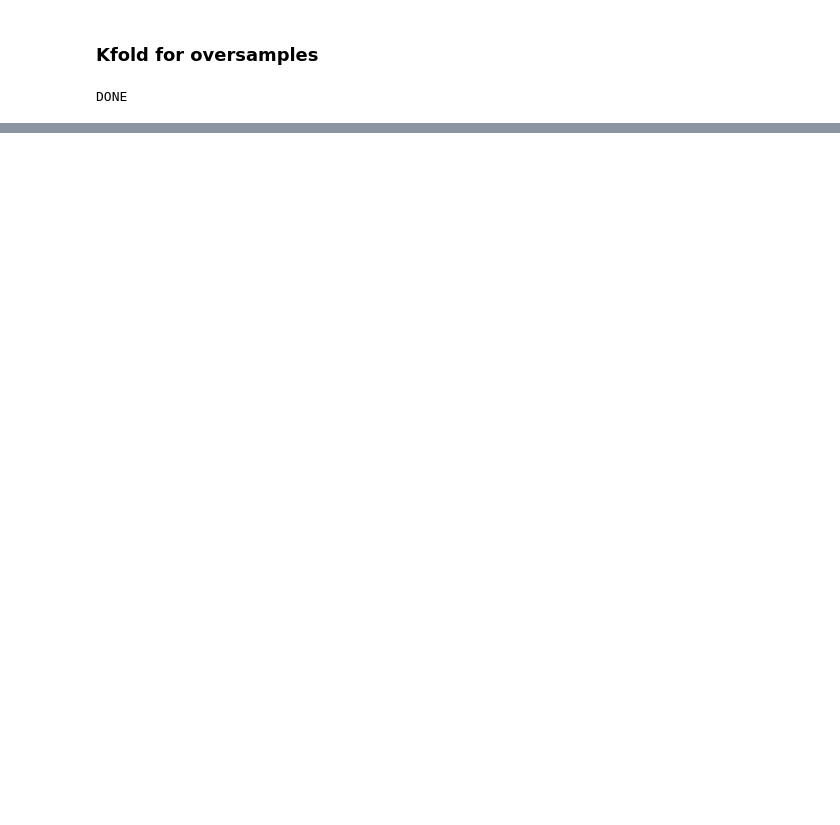
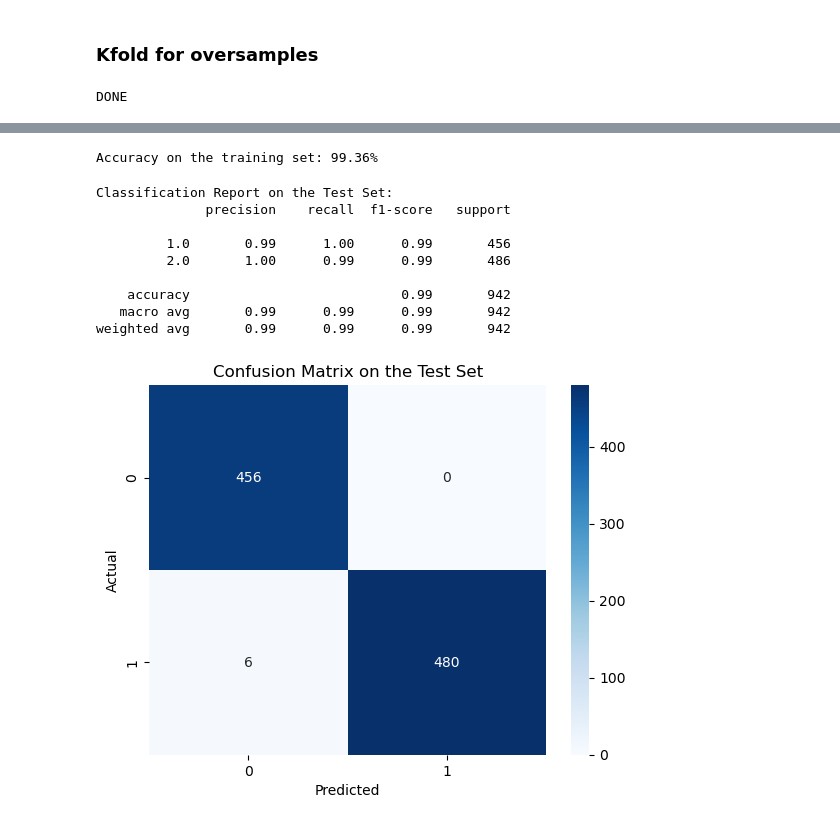
Before and after one commit to inometa/HINTS_Cancer_Project, a Jupyter notebook: Code/FeatureRanking_and_classification.ipynb, the cells around one changed output, grey strips where cells are left out. Saved outputs shown, nothing was run; the diff lists cells and outputs as text; code cells hidden in the pictures; blank space fills up the shorter version.

```diff
--- a/Code/FeatureRanking_and_classification.ipynb
+++ b/Code/FeatureRanking_and_classification.ipynb
@@ -43,7 +43,7 @@ character_features = hints_base.select_dtypes(include=['object']).columns
 hints_base[character_features] = hints_base[character_features].astype('category')
 # %%
 #turn all values less than 0 to NA in integer type features
-hints_base[numerical_features] = hints_base[numerical_features].map(lambda x: np.nan if x < 0 else x)
+hints_base[numerical_features] = hints_base[numerical_features].applymap(lambda x: np.nan if x < 0 else x)
 hints_base.head()
 # %% [output]
 |  | Age | BMI | CancerAttention_HealthNews | CancerAttention_Internet | CancerAttention_LocalTV | ... |
@@ -379,10 +347,10 @@ from sklearn.model_selection import train_test_split
 
 # Get the indices of the top i features
 
-top_indices = np.argsort(top_features)[:top_i]
+# top_indices = np.argsort(top_features)[:top_i]
 
 # Select the top 10 features of X and create a new DataFrame
-new_dataset_X = X.iloc[:, top_indices].copy()
+new_dataset_X = X[top_features].copy()
 new_dataset_Y = y.copy()
 
 print(new_dataset_X.shape,new_dataset_Y.shape, sep='\n')
@@ -473,9 +443,6 @@ Resampled class distribution: Counter({2.0: 2355, 1.0: 2355})
 # %% [markdown]
 #### import func
 # %%
-from sklearn.neighbors import KNeighborsClassifier
-from sklearn.pipeline import Pipeline
-from sklearn.preprocessing import StandardScaler
 from sklearn.model_selection import StratifiedKFold
 
 def accuracy_score_m(true, predicted):
@@ -483,9 +450,7 @@ def accuracy_score_m(true, predicted):
 
 
 ## make the kfold object
-kfold = StratifiedKFold(n_splits=5,
-                           shuffle=True,
-                           random_state=111)
+kfold = StratifiedKFold(n_splits=5, shuffle=True, random_state=random_state_)
 # %% [markdown]
 ### train_test_split undersamples
 # %%
@@ -584,0 +606,35 @@ knn  :  0.7921922018183202
+# %%
+# best estimator to make predictions on testing set
+best_rf = grid_search.best_estimator_
+test_predictions = best_rf.predict(X_test_over)
+accuracy = accuracy_score(y_test_over, test_predictions)
+print("Accuracy on the training set: {:.2f}%".format(accuracy * 100))
+# %% [output]
+Accuracy on the training set: 99.36%
+# %%
+from sklearn.metrics import classification_report, confusion_matrix
+import seaborn as sns
+
+# Print the classification report on the test set
+print("\nClassification Report on the Test Set:")
+print(classification_report(y_test_over, test_predictions))
+
+
+# Confusion Matrix
+conf_matrix = confusion_matrix(y_test_over, test_predictions)
+sns.heatmap(conf_matrix, annot=True, fmt='d', cmap='Blues')
+plt.xlabel('Predicted')
+plt.ylabel('Actual')
+plt.title('Confusion Matrix on the Test Set')
+plt.show()
+# %% [output]
+Classification Report on the Test Set:
+              precision    recall  f1-score   support
+
+         1.0       0.99      1.00      0.99       456
+         2.0       1.00      0.99      0.99       486
+
+    accuracy                           0.99       942
+   macro avg       0.99      0.99      0.99       942
+weighted avg       0.99      0.99      0.99       942
+[figure, added]
```
Also changed, not shown: parts of 23 cells of this notebook.
